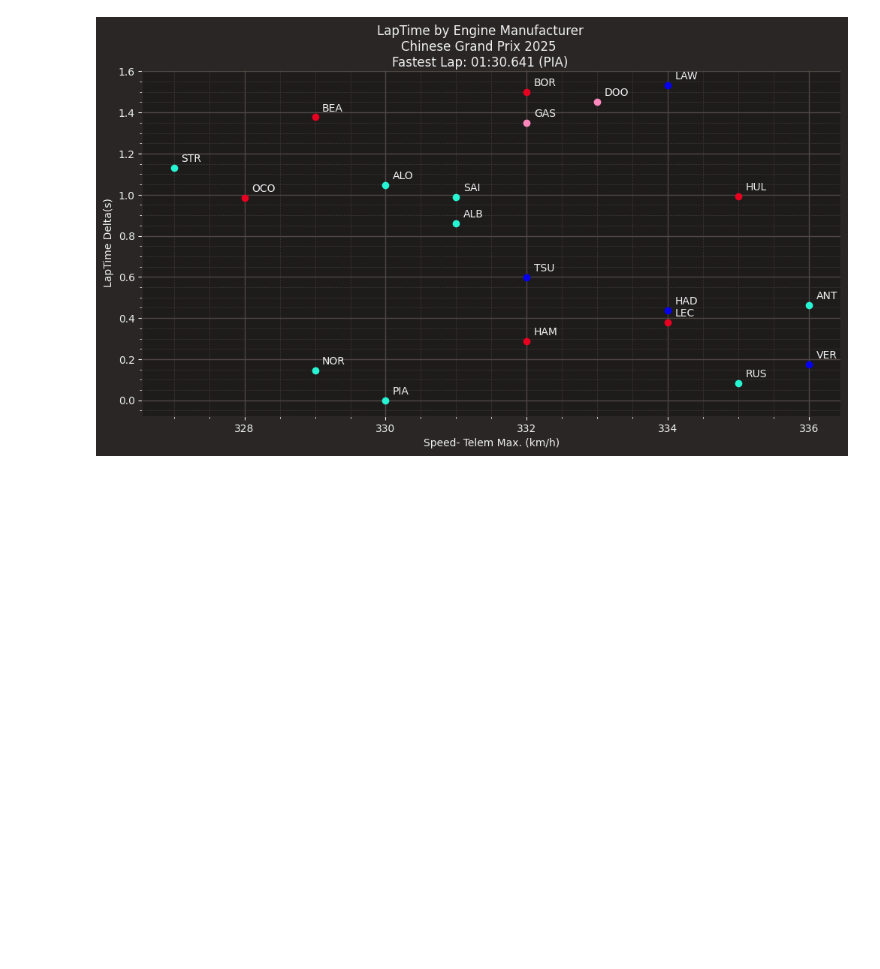
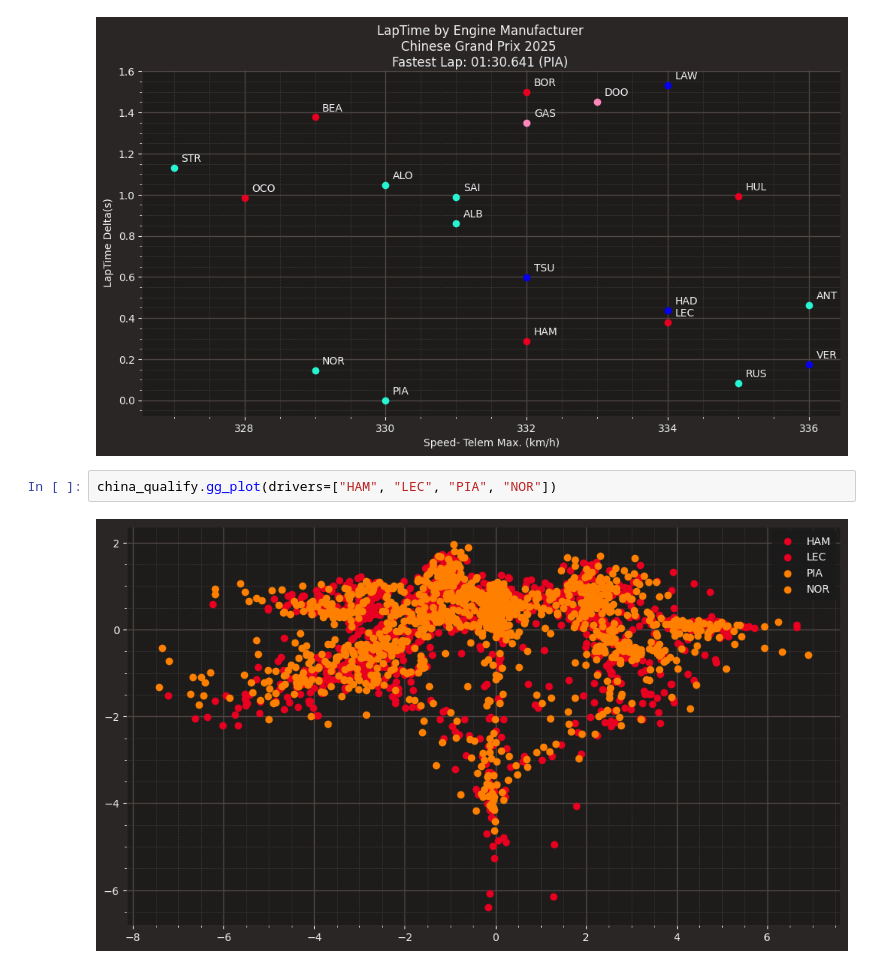
Before and after one commit to ThallesNonato1123/F1, a Jupyter notebook: 2025/GP China/qualify.ipynb, the cells around one changed output. Cells and saved outputs as stored; diff of their text form; blank space fills up the shorter version.

```diff
--- a/2025/GP China/qualify.ipynb
+++ b/2025/GP China/qualify.ipynb
@@ -43,3 +43,7 @@ china_qualify.plot_car_characteristics()
 china_qualify.engine_manufacter()
 # %% [output]
 [figure]
+# %%
+china_qualify.gg_plot(drivers=["HAM", "LEC", "PIA", "NOR"])
+# %% [output]
+[figure, added]
```
Also changed, not shown: 4 other files.
